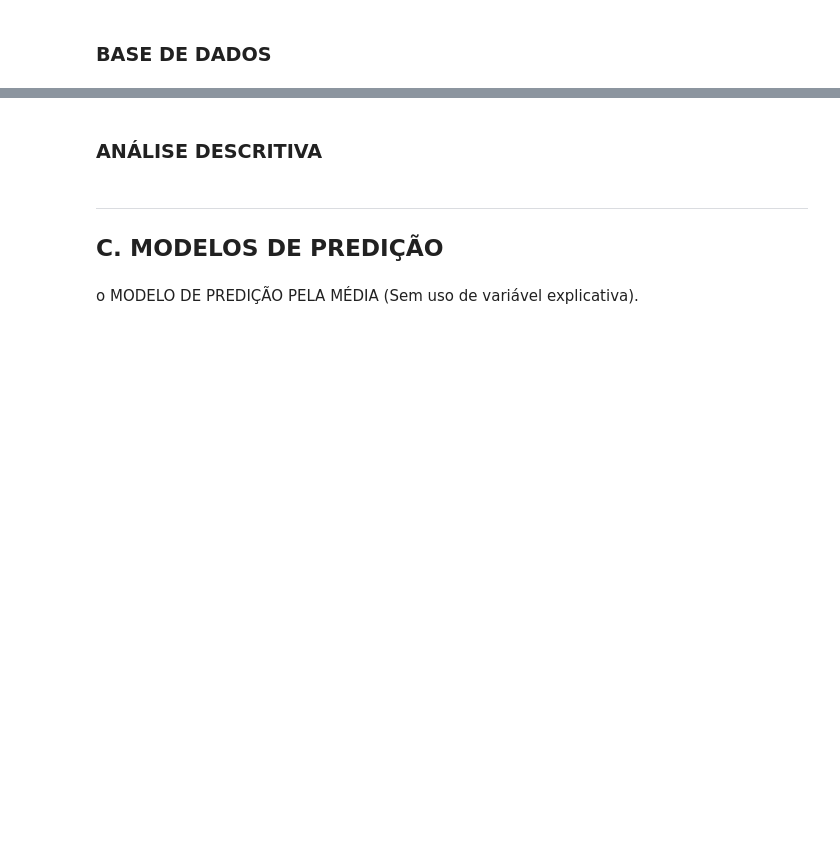
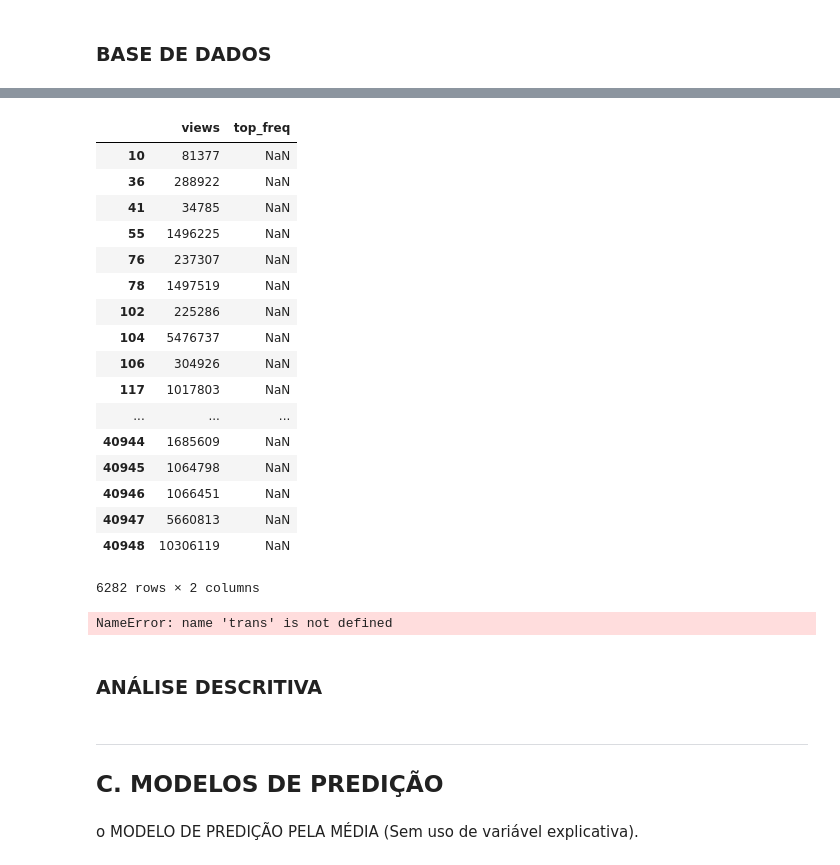
Before and after one commit to victorniubo/cdados_dp, a Jupyter notebook: P3/Projeto3 Layout.ipynb, the cells around one changed output, grey strips where cells are left out. Drawn from its saved outputs; the diff is of its cells as text; code cells hidden in the pictures; blank space fills up the shorter version.

```diff
--- a/P3/Projeto3 Layout.ipynb
+++ b/P3/Projeto3 Layout.ipynb
@@ -112,0 +145,32 @@ you_analysis.head(3)
+# %%
+banana = pd.DataFrame()
+banana['views'] = you_analysis['views']
+banana['top_freq'] = dfl.iloc[:,5:].max(axis=1)
+banana
+#plt.scatter(banana.top_freq, banana.views)
+
+#you_analysis[(you_analysis['views'])> 200000000]
+# %% [output]
+|  | views | top_freq |
+| 10 | 81377 | NaN |
+| 36 | 288922 | NaN |
+| 41 | 34785 | NaN |
+| 55 | 1496225 | NaN |
+| 76 | 237307 | NaN |
+| 78 | 1497519 | NaN |
+| 102 | 225286 | NaN |
+| 104 | 5476737 | NaN |
+| 106 | 304926 | NaN |
+| 117 | 1017803 | NaN |
+| ... | ... | ... |
+| 40944 | 1685609 | NaN |
+| 40945 | 1064798 | NaN |
+| 40946 | 1066451 | NaN |
+| 40947 | 5660813 | NaN |
+| 40948 | 10306119 | NaN |
+6282 rows × 2 columns
+# %%
+#trans.rename(index=str, columns={e: "vid_{0}".format(e)})
+trans.dtypes
+# %% [output]
+NameError: name 'trans' is not defined
```
Also changed, not shown: parts of 9 cells of this notebook, 1 other file.
